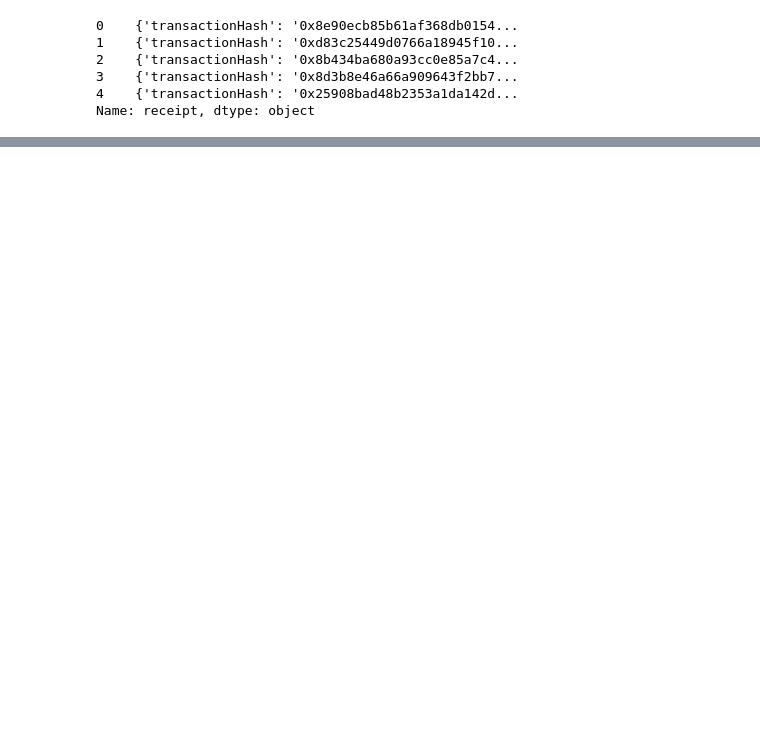
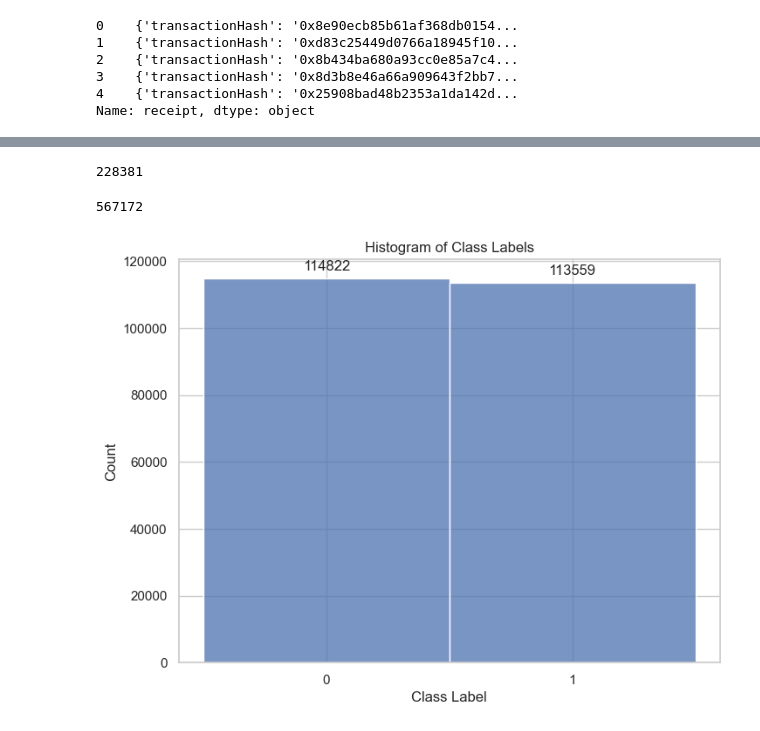
Before and after one commit to liamti5/Graph-Inverse-Reinforcement-Learning-for-MEV-Detection-on-Ethereum, a Jupyter notebook: notebooks/1.01-lte-features-logs.ipynb, the cells around one changed output, grey strips where cells are left out. Saved outputs shown, nothing was run; the diff lists cells and outputs as text; code cells hidden in the pictures; blank space fills up the shorter version.

```diff
--- a/notebooks/1.01-lte-features-logs.ipynb
+++ b/notebooks/1.01-lte-features-logs.ipynb
@@ -120,2 +120,8 @@ features = features_dd.compute()
 # %%
-features_df = pd.DataFrame(list(features))
+df_features_class0 = pd.DataFrame(list(features_class0))
+df_features_class1 = pd.DataFrame(list(features_class1))
+# %%
+df_features_class0["label"] = 0
+df_features_class1["label"] = 1
+# %%
+df_features = pd.concat([df_features_class0, df_features_class1])
@@ -131,0 +172,28 @@ features_df.head()
+# %%
+df_features.dropna(inplace=True)
+# %%
+len(df_features)
+# %% [output]
+228381
+# %%
+df_features["blockNumber"].max() - df_features["blockNumber"].min()
+# %% [output]
+567172
+# %%
+sns.set(style="whitegrid")
+
+plt.figure(figsize=(8, 6))
+ax = sns.histplot(df_features["label"], bins=2, discrete=True)
+
+for p in ax.patches:
+    ax.annotate(f'{int(p.get_height())}', (p.get_x() + p.get_width() / 2., p.get_height()),
+                ha='center', va='center', xytext=(0, 10), textcoords='offset points')
+
+ax.set_xticks([0, 1])
+ax.set_xlabel('Class Label')
+ax.set_ylabel('Count')
+ax.set_title('Histogram of Class Labels')
+
+plt.show()
+# %% [output]
+[figure, added]
```
Also changed, not shown: parts of 10 cells of this notebook.
